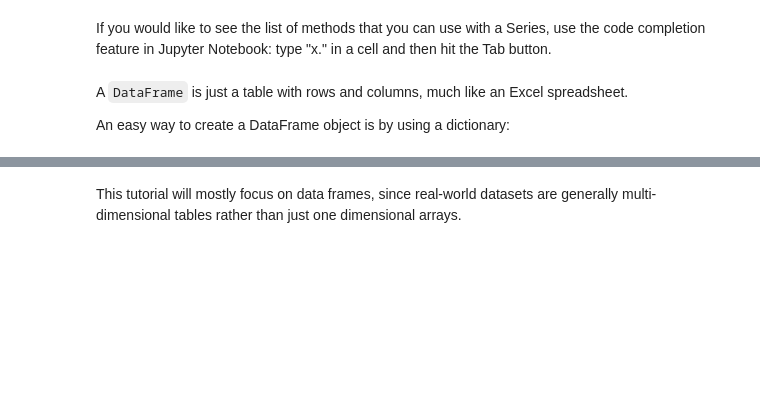
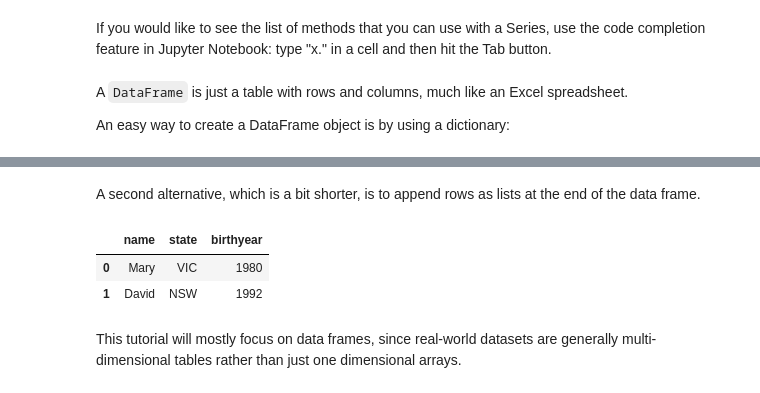
Before and after one commit to akmand/python_data_science_tutorials, a Jupyter notebook: pandas.ipynb, the cells around one changed output, grey strips where cells are left out. Drawn from its saved outputs; the diff is of its cells as text; code cells hidden in the pictures; blank space fills up the shorter version.

```diff
--- a/pandas.ipynb
+++ b/pandas.ipynb
@@ -77,3 +77,15 @@ print(df)
+# %% [markdown]
+A second alternative, which is a bit shorter, is to append rows as lists at the end of the data frame.
+# %%
+df = pd.DataFrame(columns=['name', 'state', 'birthyear'])
+df.loc[len(df)] = ['Mary', 'VIC', 1980]
+df.loc[len(df)] = ['David', 'NSW', 1992]
+# etc.
+df
+# %% [output]
+|  | name | state | birthyear |
+| 0 | Mary | VIC | 1980 |
+| 1 | David | NSW | 1992 |
 # %% [markdown]
 This tutorial will mostly focus on data frames, since real-world datasets are generally multi-dimensional tables rather than just one dimensional arrays.
 # %% [markdown]
```
Also changed, not shown: parts of 7 cells of this notebook.
